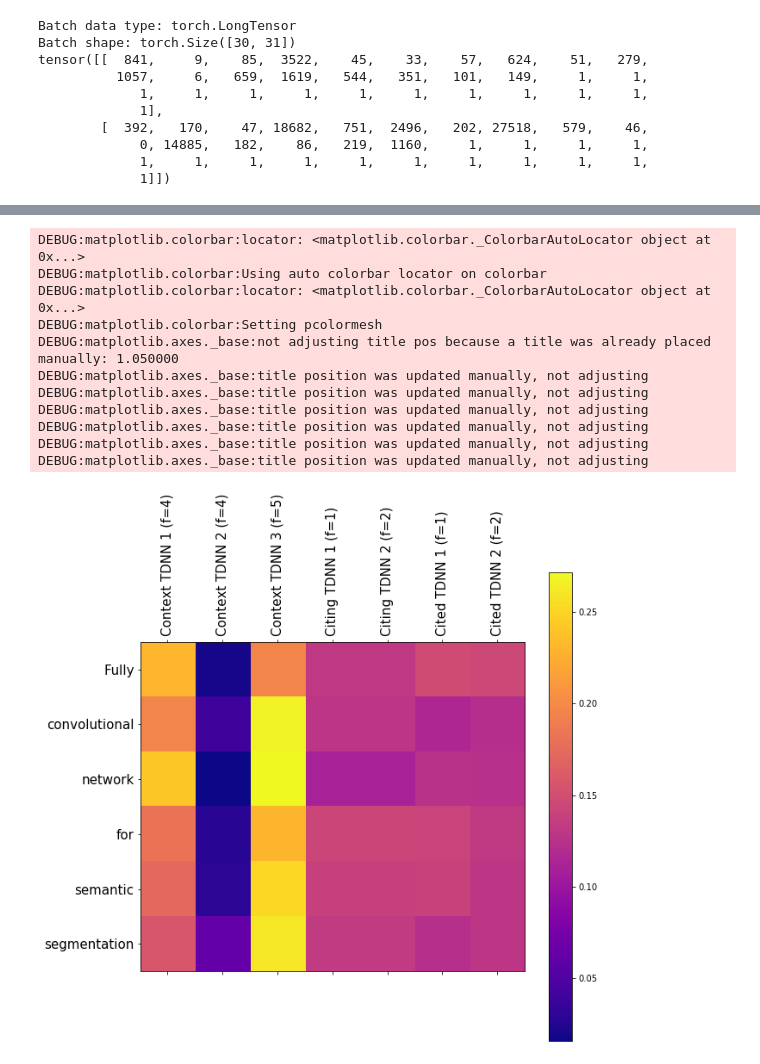
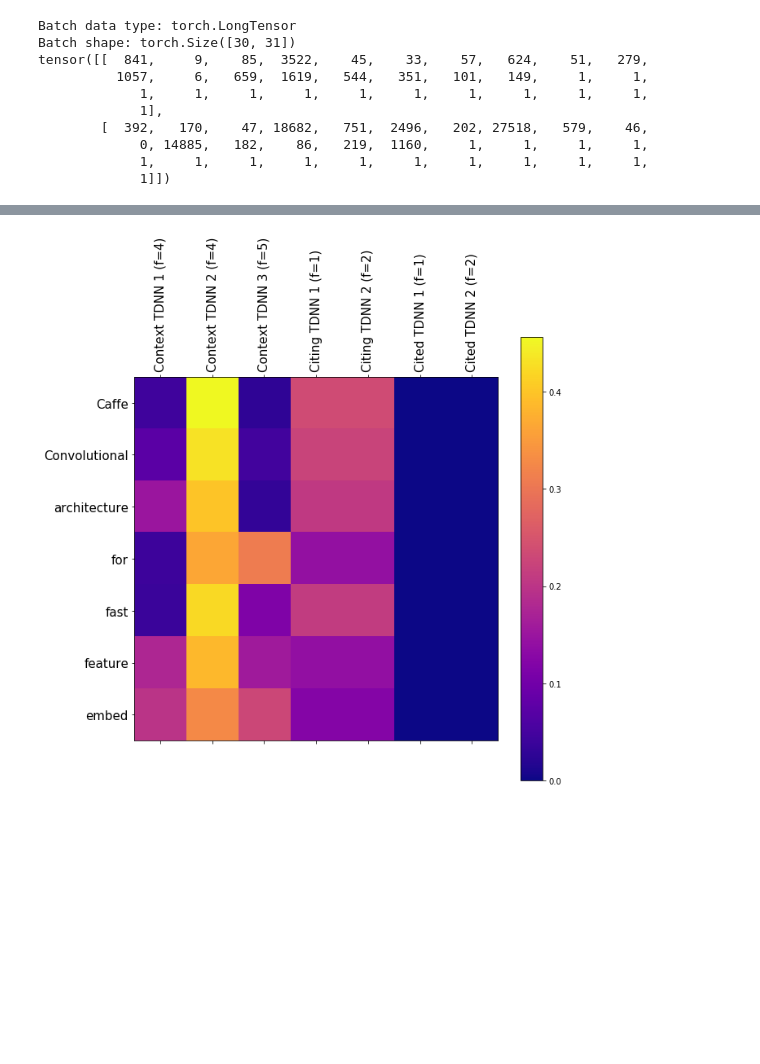
Before and after one commit to timoklein/neural_citation, a Jupyter notebook: NCN_presentation.ipynb, the cells around one changed output, grey strips where cells are left out. Cells and saved outputs as stored; diff of their text form; code cells hidden in the pictures; blank space fills up the shorter version.

```diff
--- a/NCN_presentation.ipynb
+++ b/NCN_presentation.ipynb
@@ -26,5 +12,5 @@ DEBUG:matplotlib.pyplot:Loaded backend module://ipykernel.pylab.backend_inline v
 # %%
-path_to_weights = "/home/timo/Downloads/NCN_7_19_10.pt"
+path_to_weights = "/home/timo/Downloads/NCN_7_19_15.pt"
 path_to_data = "/home/timo/DataSets/KD_arxiv_CS/arxiv_data.csv"
 # %%
 data = get_datasets(path_to_data)
@@ -213,18 +186,7 @@ Citation rank 4|         Fully convolutional networks for semantic segmentation
 # %%
-rec = 4
+rec = 2
 seq = data.cntxt.tokenize(recomms[rec])
 display_attention(seq, a[1:len(seq)+1, rec, :])
 # %% [output]
-DEBUG:matplotlib.colorbar:locator: <matplotlib.colorbar._ColorbarAutoLocator object at 0x...>
-DEBUG:matplotlib.colorbar:Using auto colorbar locator on colorbar
-DEBUG:matplotlib.colorbar:locator: <matplotlib.colorbar._ColorbarAutoLocator object at 0x...>
-DEBUG:matplotlib.colorbar:Setting pcolormesh
-DEBUG:matplotlib.axes._base:not adjusting title pos because a title was already placed manually: 1.050000
-DEBUG:matplotlib.axes._base:title position was updated manually, not adjusting
-DEBUG:matplotlib.axes._base:title position was updated manually, not adjusting
-DEBUG:matplotlib.axes._base:title position was updated manually, not adjusting
-DEBUG:matplotlib.axes._base:title position was updated manually, not adjusting
-DEBUG:matplotlib.axes._base:title position was updated manually, not adjusting
-DEBUG:matplotlib.axes._base:title position was updated manually, not adjusting
-[figure, old version]
+[figure, new version]
 # %% [markdown]
```
Also changed, not shown: parts of 18 cells of this notebook, 13 other files.
